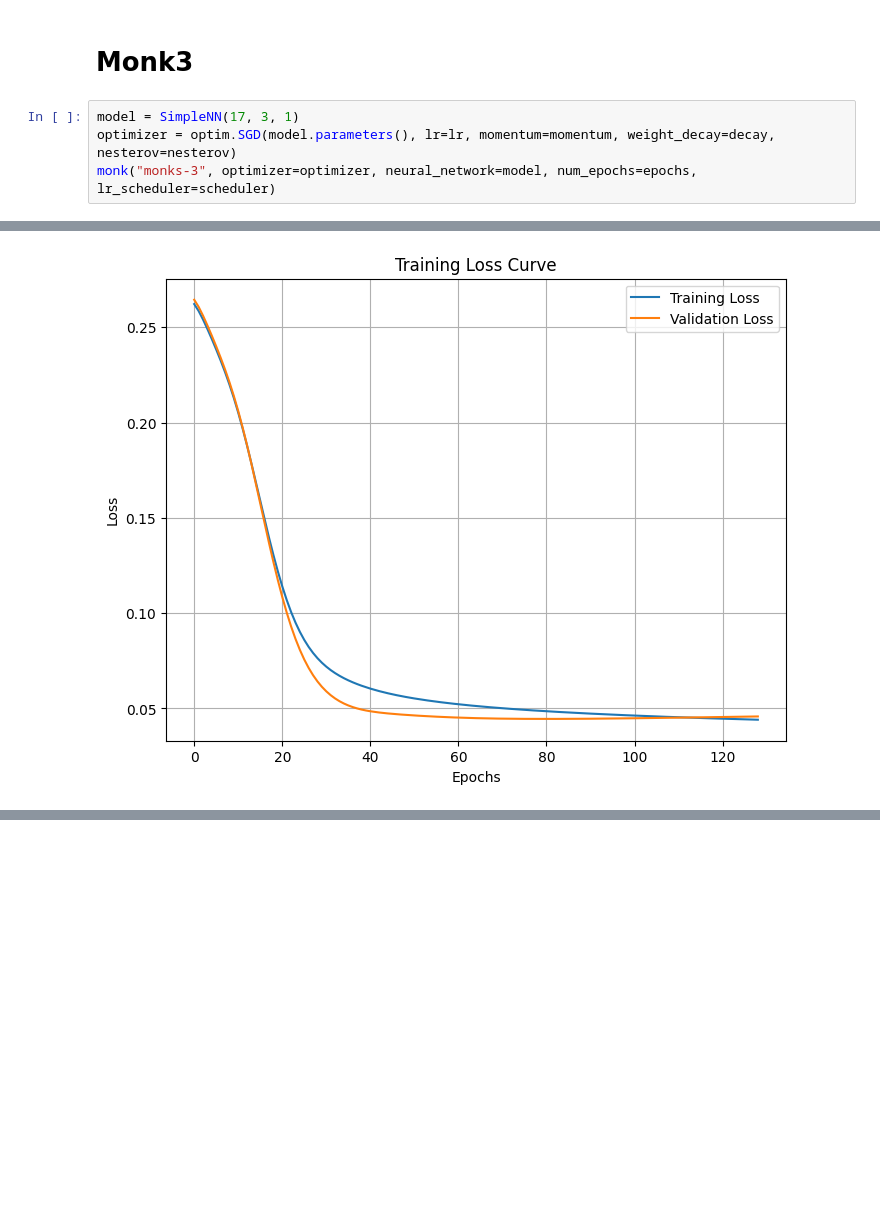
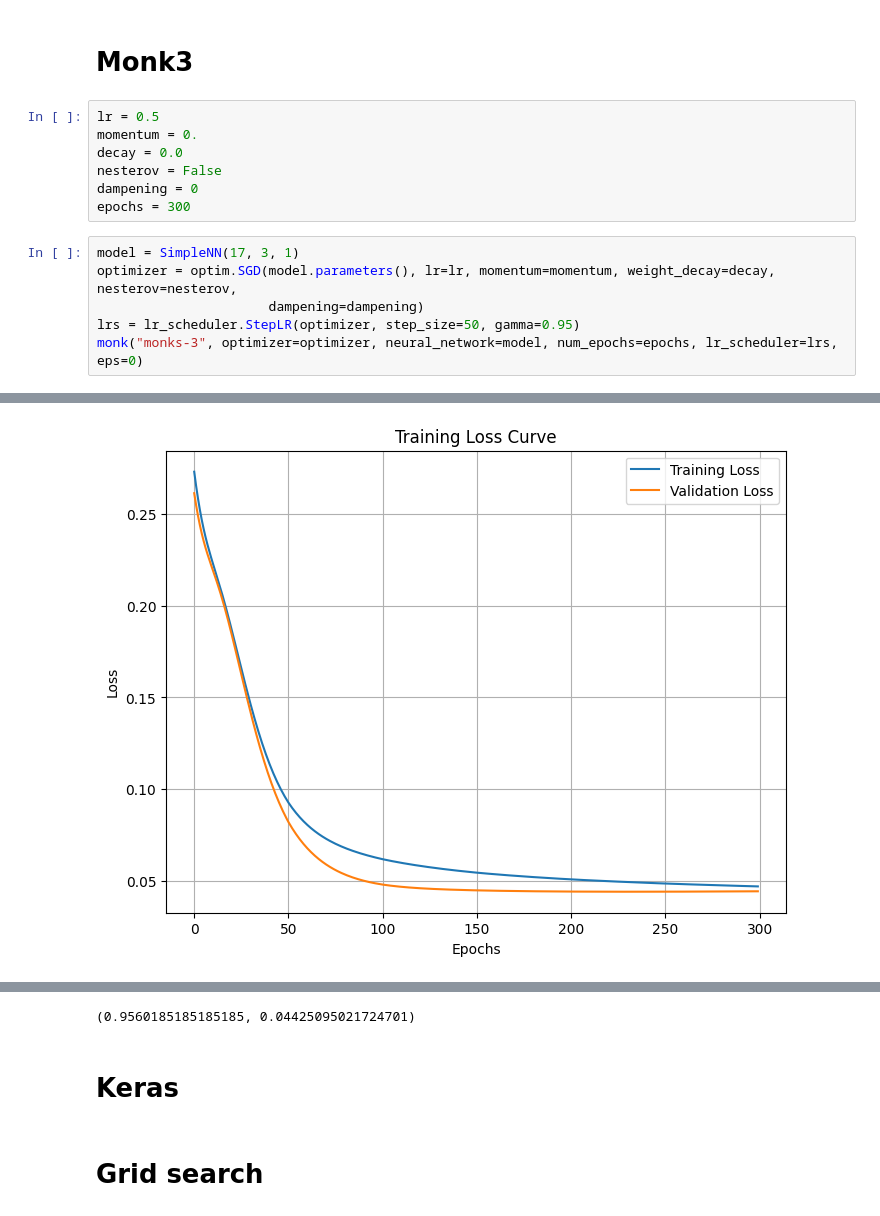
Before and after one commit to Alexthw46/ML, a Jupyter notebook: monks.ipynb, the cells around one changed output, grey strips where cells are left out. Saved outputs shown, nothing was run; the diff lists cells and outputs as text; blank space fills up the shorter version.

Commit message:
save keras changes on cloud

```diff
--- a/monks.ipynb
+++ b/monks.ipynb
@@ -31,7 +40,16 @@ Test Loss: 0.005669234320521355, Accuracy: 1.0
 # %% [markdown]
 # Monk3
+# %%
+lr = 0.5
+momentum = 0.
+decay = 0.0
+nesterov = False
+dampening = 0
+epochs = 300
 # %%
 model = SimpleNN(17, 3, 1)
-optimizer = optim.SGD(model.parameters(), lr=lr, momentum=momentum, weight_decay=decay, nesterov=nesterov)
-monk("monks-3", optimizer=optimizer, neural_network=model, num_epochs=epochs, lr_scheduler=scheduler)
+optimizer = optim.SGD(model.parameters(), lr=lr, momentum=momentum, weight_decay=decay, nesterov=nesterov,
+                      dampening=dampening)
+lrs = lr_scheduler.StepLR(optimizer, step_size=50, gamma=0.95)
+monk("monks-3", optimizer=optimizer, neural_network=model, num_epochs=epochs, lr_scheduler=lrs, eps=0)
 # %% [output]
@@ -39 +58 @@ Test Loss: 0.045831114053726196, Accuracy: 0.9537037037037037
-[figure, old version]
+[figure, new version]
@@ -39,0 +60,5 @@ Test Loss: 0.045831114053726196, Accuracy: 0.9537037037037037
+(0.9560185185185185, 0.04425095021724701)
+# %% [markdown]
+# Keras
+# %% [markdown]
+# Grid search
```
Also changed, not shown: parts of 18 cells of this notebook, 5 other files.
